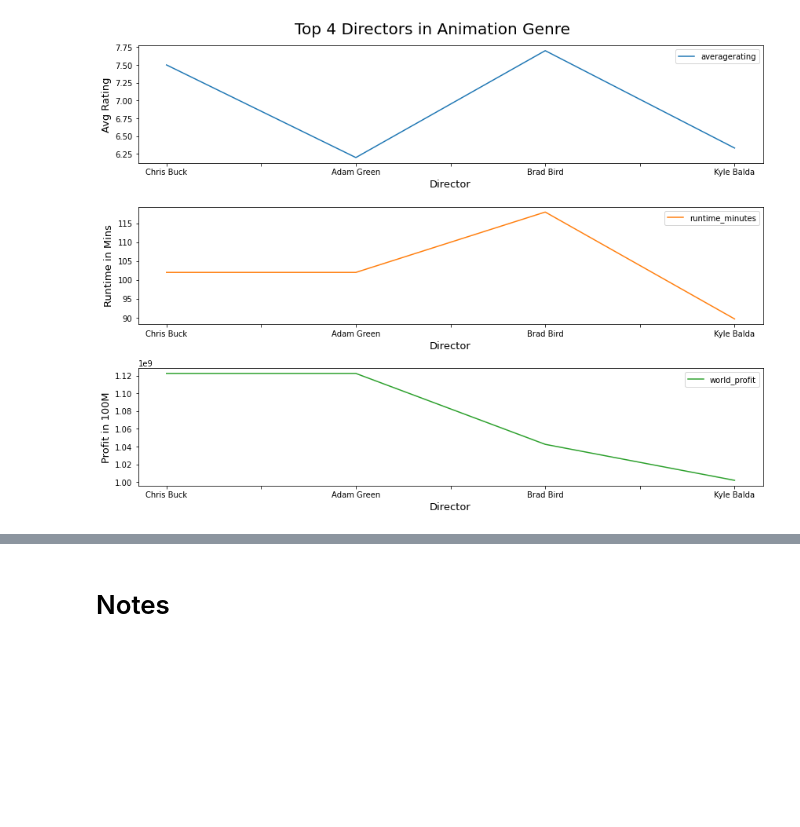
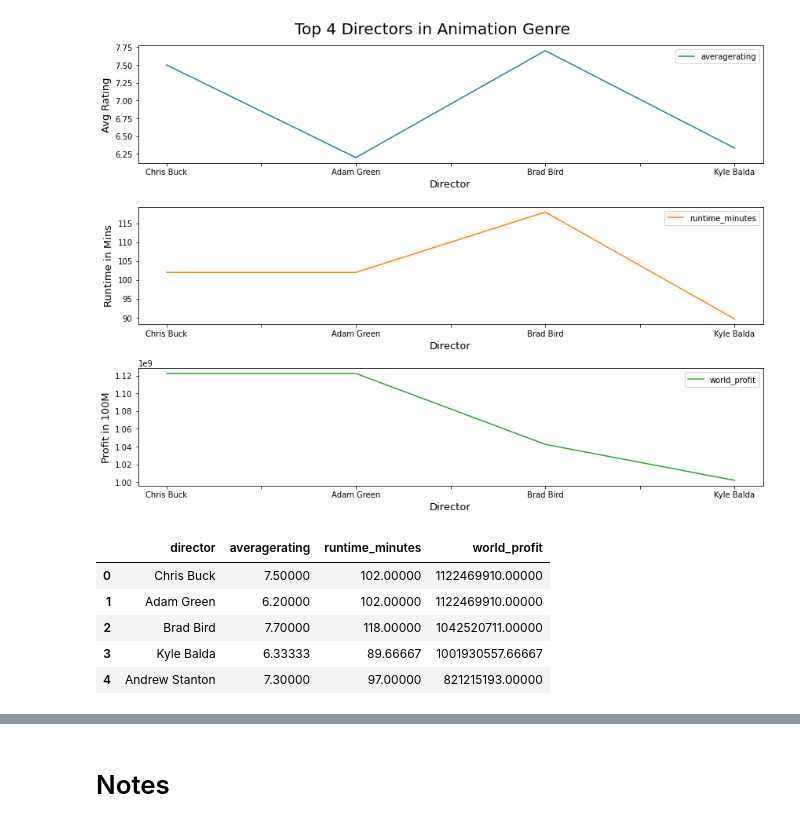
Before and after one commit to wasih790/Microsoft_Movie_Studio, a Jupyter notebook: 2_Statistical_Plotting/Question 3 - Director and Movie .ipynb, the cells around one changed output, grey strips where cells are left out. Saved outputs shown, nothing was run; the diff lists cells and outputs as text; code cells hidden in the pictures; blank space fills up the shorter version.

```diff
--- a/2_Statistical_Plotting/Question 3 - Director and Movie .ipynb
+++ b/2_Statistical_Plotting/Question 3 - Director and Movie .ipynb
@@ -218,0 +223,9 @@ fig.tight_layout();
+# %%
+top_5
+# %% [output]
+|  | director | averagerating | runtime_minutes | world_profit |
+| 0 | Chris Buck | 7.50000 | 102.00000 | 1122469910.00000 |
+| 1 | Adam Green | 6.20000 | 102.00000 | 1122469910.00000 |
+| 2 | Brad Bird | 7.70000 | 118.00000 | 1042520711.00000 |
+| 3 | Kyle Balda | 6.33333 | 89.66667 | 1001930557.66667 |
+| 4 | Andrew Stanton | 7.30000 | 97.00000 | 821215193.00000 |
```
Also changed, not shown: parts of 9 cells of this notebook, 3 other files.
